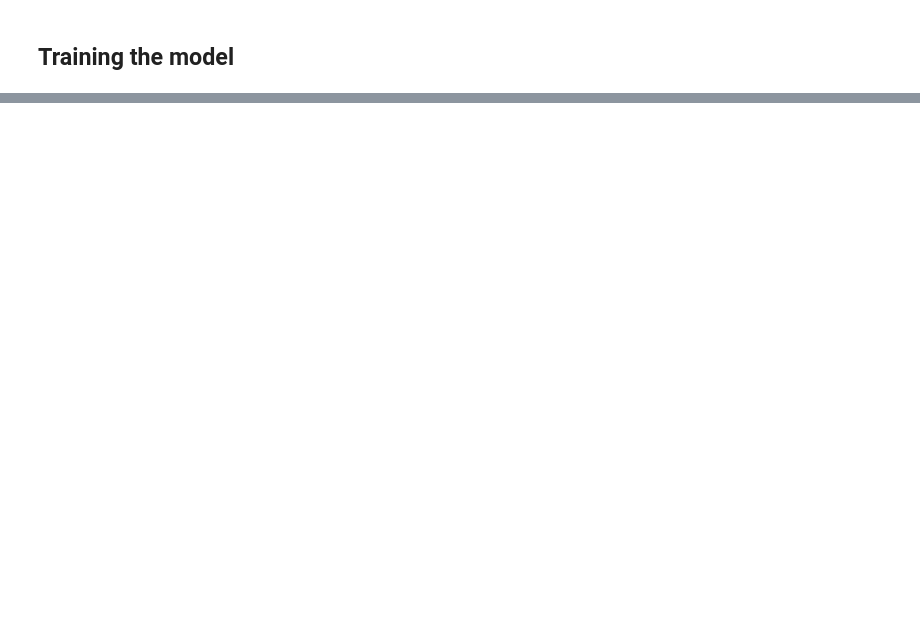
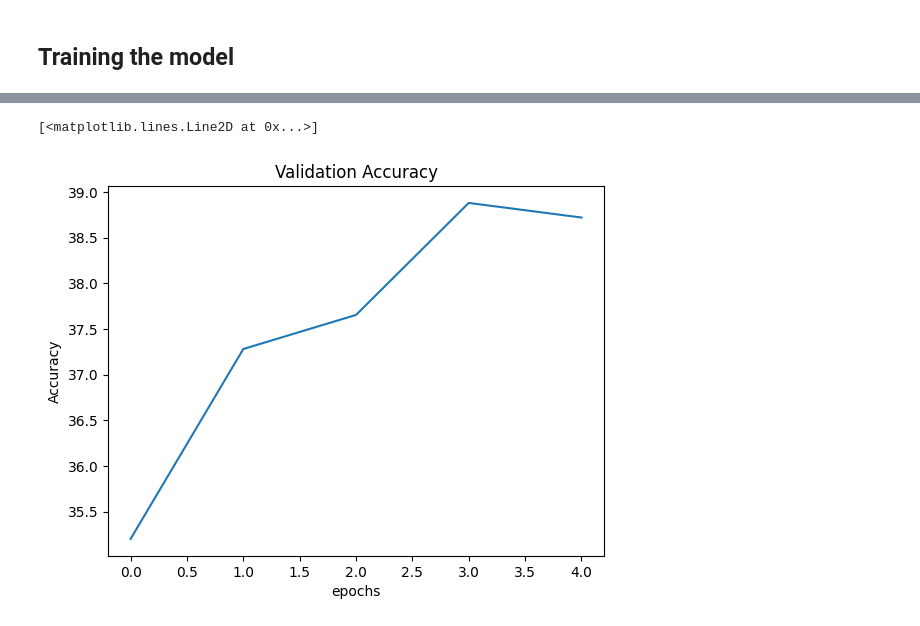
Before and after one commit to Aayushmanandhar17/RCNN-classification, a Jupyter notebook: src/main.ipynb, the cells around one changed output, grey strips where cells are left out. Cells and saved outputs as stored; diff of their text form; code cells hidden in the pictures; blank space fills up the shorter version.

```diff
--- a/src/main.ipynb
+++ b/src/main.ipynb
@@ -54,0 +170,8 @@ for epoch in range(num_epochs):
+# %%
+plt.title("Validation Accuracy")
+plt.xlabel("epochs")
+plt.ylabel("Accuracy")
+plt.plot(accuracy_graph)
+# %% [output]
+[<matplotlib.lines.Line2D at 0x...>]
+[figure, added]
```
Also changed, not shown: parts of 10 cells of this notebook, 1 other file.
